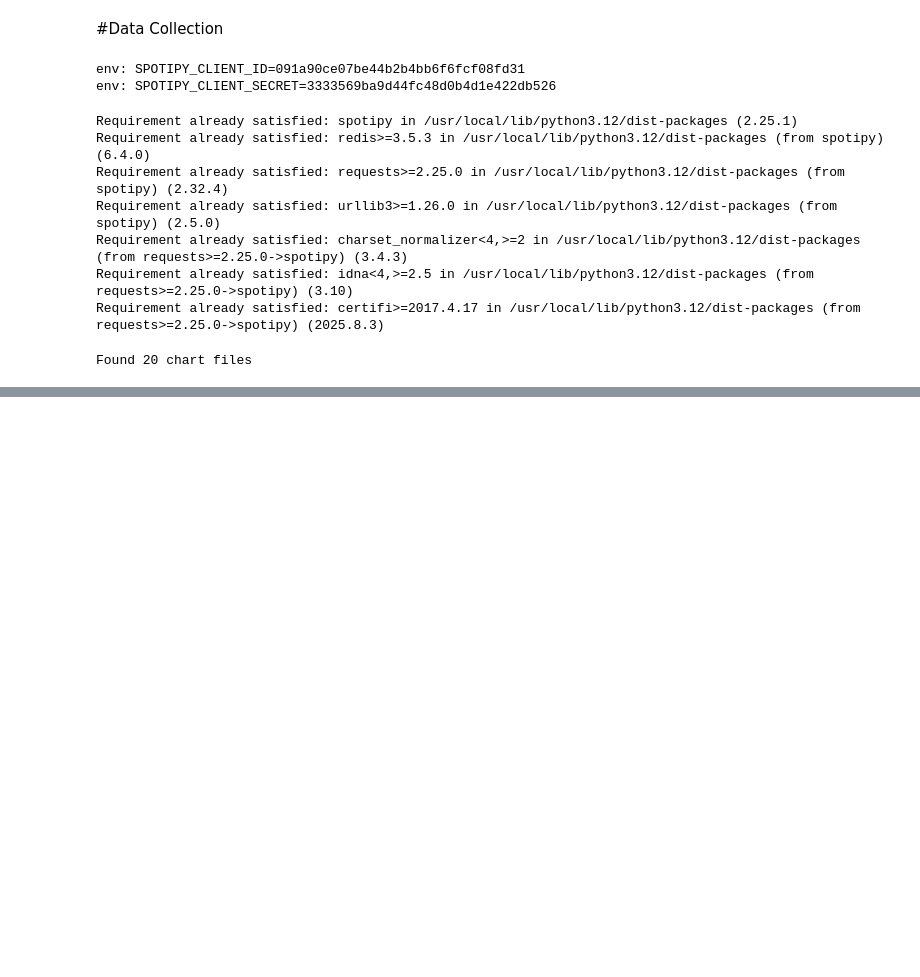
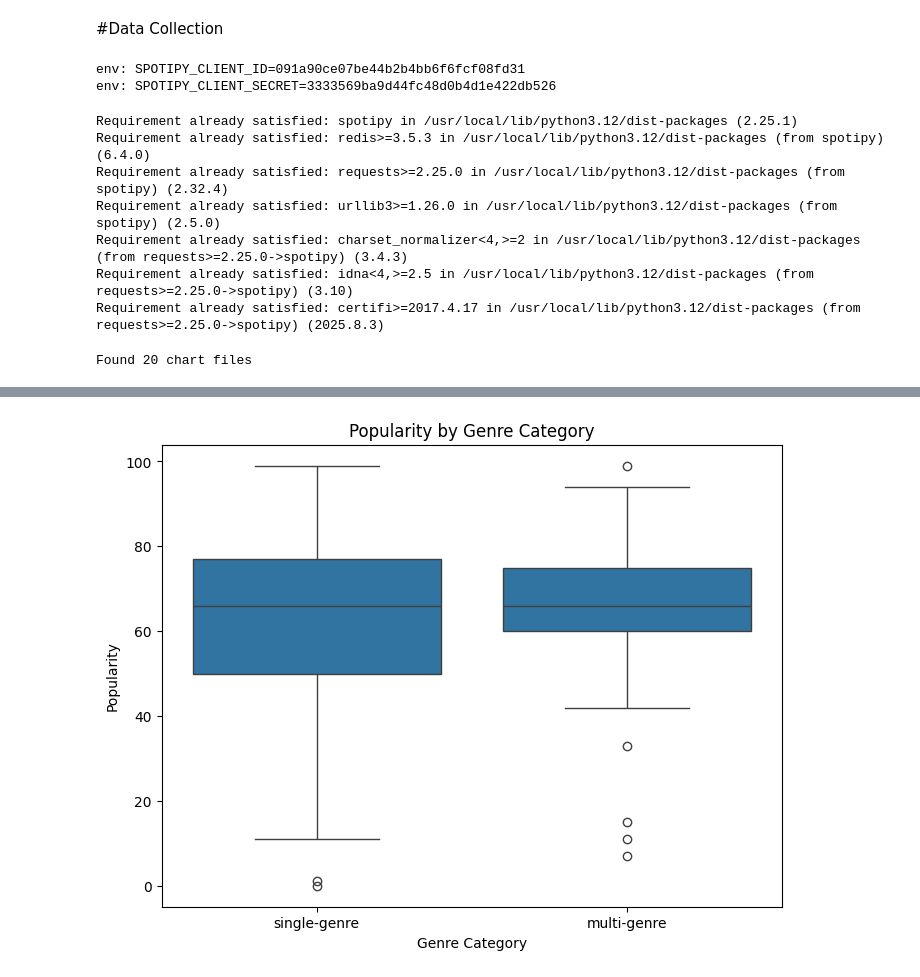
Before and after one commit to aljoharas/datascience, a Jupyter notebook: spotifyproject.ipynb, the cells around one changed output, grey strips where cells are left out. Saved outputs shown, nothing was run; the diff lists cells and outputs as text; code cells hidden in the pictures; blank space fills up the shorter version.

```diff
--- a/spotifyproject.ipynb
+++ b/spotifyproject.ipynb
@@ -156 +158,80 @@ display(df_artists)
 699 rows × 4 columns
+# %%
+# =========================
+# Full Analysis and Visualization
+# =========================
+
+print("===== Step 1: Adding genre_count and categorizing artists =====")
+df_artists['genre_count'] = df_artists['genres'].apply(len)
+df_artists['genre_category'] = df_artists['genre_count'].apply(lambda x: 'single-genre' if x == 1 else 'multi-genre')
+print("✅ genre_count and genre_category added.")
+print("\nSample data:")
+display(df_artists.head())
+
+# =========================
+# Step 2: Descriptive statistics
+# =========================
+print("===== Step 2: Descriptive statistics by genre category =====")
+stats = df_artists.groupby('genre_category')['popularity'].describe()
+print(stats, "\n")
+
+# =========================
+# Step 3: Boxplot - Popularity by genre category
+# =========================
+import matplotlib.pyplot as plt
+import seaborn as sns
+
+print("===== Step 3: Boxplot - Popularity by Genre Category =====")
+plt.figure(figsize=(8,6))
+sns.boxplot(x='genre_category', y='popularity', data=df_artists)
+plt.title('Popularity by Genre Category')
+plt.xlabel('Genre Category')
+plt.ylabel('Popularity')
+plt.show()
+
+# =========================
+# Step 4: Scatter plot - genre_count vs popularity
+# =========================
+print("===== Step 4: Scatter plot - Popularity vs Number of Genres =====")
+plt.figure(figsize=(8,6))
+sns.scatterplot(x='genre_count', y='popularity', data=df_artists)
+plt.title('Popularity vs Number of Genres')
+plt.xlabel('Number of Genres')
+plt.ylabel('Popularity')
+plt.show()
+
+# =========================
+# Step 5: Histogram of popularity
+# =========================
+print("===== Step 5: Histogram of Artist Popularity =====")
+plt.figure(figsize=(8,6))
+sns.histplot(df_artists['popularity'], bins=20, kde=True)
+plt.title('Distribution of Artist Popularity')
+plt.xlabel('Popularity')
+plt.ylabel('Number of Artists')
+plt.show()
+
+# =========================
+# Step 6: Countplot of genre categories
+# =========================
+print("===== Step 6: Count of Single-Genre vs Multi-Genre Artists =====")
+plt.figure(figsize=(6,4))
+sns.countplot(x='genre_category', data=df_artists)
+plt.title('Number of Single-Genre vs Multi-Genre Artists')
+plt.xlabel('Genre Category')
+plt.ylabel('Number of Artists')
+plt.show()
+
+# =========================
+# Step 7: Scatter with regression line
+# =========================
+print("===== Step 7: Popularity vs Number of Genres (with Trend Line) =====")
+plt.figure(figsize=(8,6))
+sns.regplot(x='genre_count', y='popularity', data=df_artists, scatter_kws={'s':50}, line_kws={'color':'red'})
+plt.title('Popularity vs Number of Genres (with Trend Line)')
+plt.xlabel('Number of Genres')
+plt.ylabel('Popularity')
+plt.show()
+
+print("✅ All analysis and visualizations completed.")
+# %% [output]
@@ -156,0 +255 @@ display(df_artists)
+[figure, added]
```
Also changed, not shown: parts of 3 cells of this notebook.
